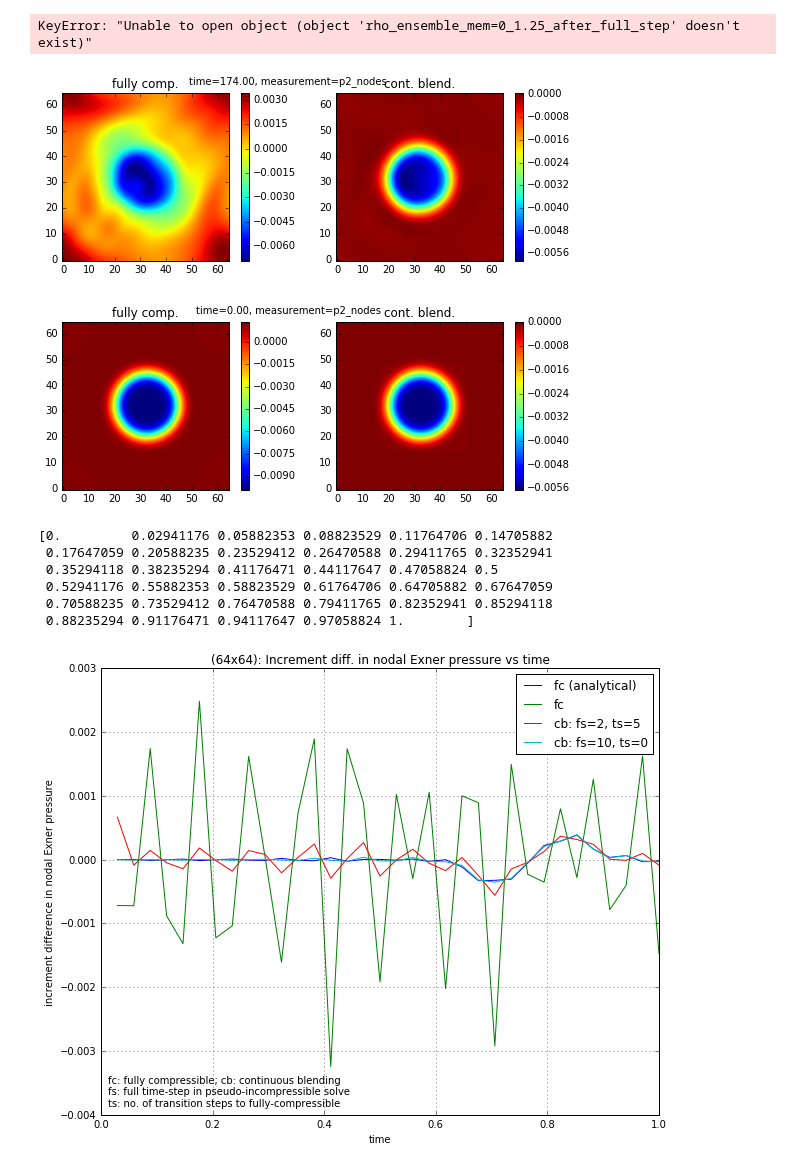
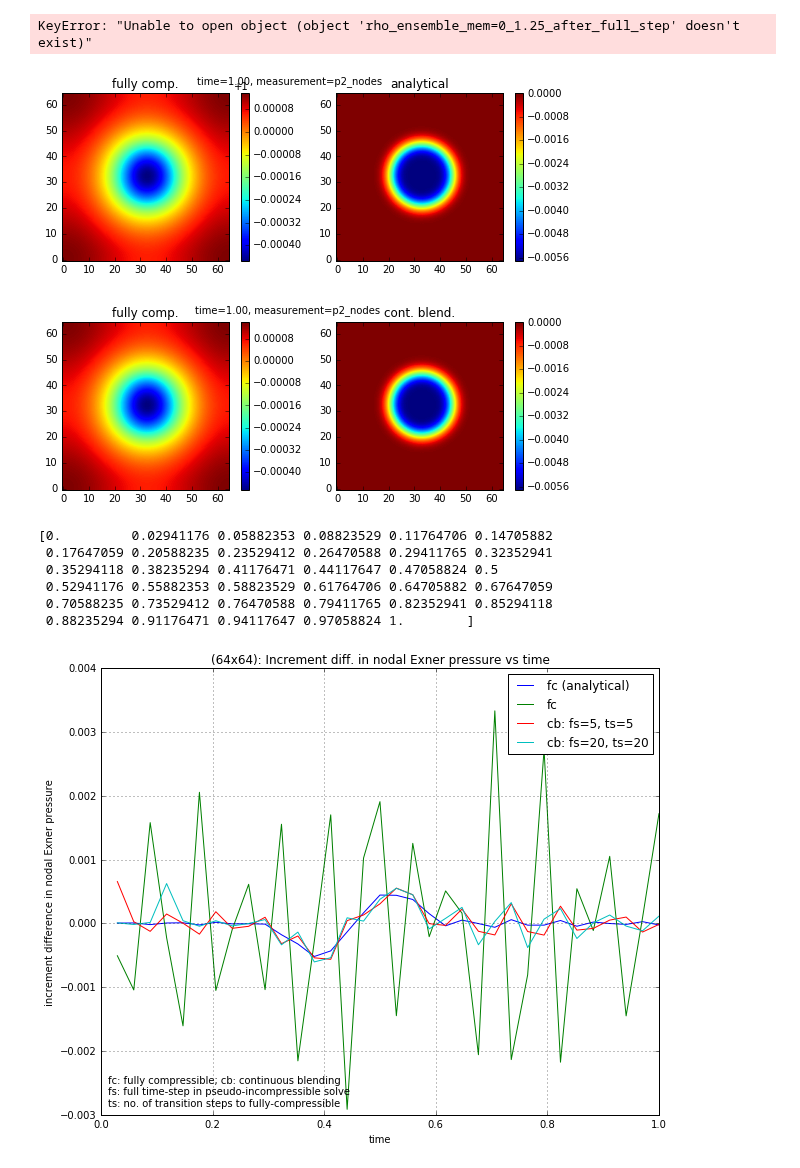
Before and after one commit to ray-chew/pyBELLA, a Jupyter notebook: visualiser_debugger/travelling_vortex.ipynb, the cells around one changed output. Drawn from its saved outputs; the diff is of its cells as text; code cells hidden in the pictures.

```diff
--- a/visualiser_debugger/travelling_vortex.ipynb
+++ b/visualiser_debugger/travelling_vortex.ipynb
@@ -330,7 +330,7 @@ end_time = 1.0
 attribute = 'p2_nodes'
 
 time = 1.0
-time = 174
+time = 1
 
 def get_arr(time, suffix, cont_blend=False, ts=0, fs=0, end_time=end_time):
     if cont_blend == True:
@@ -350,14 +350,17 @@ fig.colorbar(im0, ax=ax[0], shrink=1.0)
 ax[0].set_title("fully comp.")
 im1 = ax[1].imshow(fc2, origin='lower')
 fig.colorbar(im1, ax=ax[1], shrink=1.0)
-ax[1].set_title("cont. blend.")
-fig.suptitle("time=%.2f, measurement=%s \n\n" %(time,attribute))
+ax[1].set_title("analytical")
+fig.suptitle("time=%.2f, measurement=%s" %(time,attribute))
 plt.show()
 
 
-time = 0.0
-time = 0
-fc = get_arr(time, "_full_comp")
+time = 1.0
+time = 1
+attribute = 'p2_nodes'
+
+cb2 = [0,0]
+fc = get_arr(time,"",cont_blend=True,fs=cb2[0],ts=cb2[1])
 fc2 = get_arr(time, "_truth")
 
 fig, ax = plt.subplots(ncols=2, figsize=(9,3))
@@ -380,50 +383,50 @@ def get_diff(probe):
     probe = np.array(probe)
     return probe[1:] - probe[:-1]
 
-probe_row = 5
-probe_col = 25
+probe_row = 50
+probe_col = 5
 attribute = 'p2_nodes'
-cb1 = [2,5]
-cb2 = [10,0]
+cb1 = [5,5]
+cb2 = [20,20]
 
 def get_time_series(times, suffix, cont_blend=False, ts=0, fs=0, end_time=end_time):
     probe = []
     for time in times:
         arr = get_arr(time, suffix, cont_blend, ts, fs, end_time=end_time)
         probe.append(arr[probe_row,probe_col])
 
     return get_diff(probe)
 
 probe = get_time_series(times,"_truth")
 probe_fc = get_time_series(times,"_full_comp")
 probe_cb1 = get_time_series(times,"",cont_blend=True,fs=cb1[0],ts=cb1[1])
 probe_cb2 = get_time_series(times,"",cont_blend=True,fs=cb2[0],ts=cb2[1])
 
 fig1 = plt.figure(figsize=(10,8))
 plt.plot(times_axis[1:],probe, label='fc (analytical)')
 plt.plot(times_axis[1:],probe_fc, label='fc')
 plt.plot(times_axis[1:],probe_cb1, label='cb: fs=%i, ts=%i' %(cb1[0],cb1[1]))
 plt.plot(times_axis[1:],probe_cb2, label='cb: fs=%i, ts=%i' %(cb2[0],cb2[1]))
 plt.ylabel('increment difference in nodal Exner pressure')
 plt.xlabel('time')
 plt.title("(64x64): Increment diff. in nodal Exner pressure vs time")
 txt = '''
         fc: fully compressible; cb: continuous blending
         fs: full time-step in pseudo-incompressible solve
         ts: no. of transition steps to fully-compressible
         '''
 fig1.text(.1,.12,txt)
 plt.xlim([0,times_axis[-1]])
 plt.legend()
 plt.grid()
 plt.show()
 # %% [output]
-[figure, old version]
+[figure, new version]
-[figure, old version]
+[figure, new version]
 [0.         0.02941176 0.05882353 0.08823529 0.11764706 0.14705882
  0.17647059 0.20588235 0.23529412 0.26470588 0.29411765 0.32352941
  0.35294118 0.38235294 0.41176471 0.44117647 0.47058824 0.5
  0.52941176 0.55882353 0.58823529 0.61764706 0.64705882 0.67647059
  0.70588235 0.73529412 0.76470588 0.79411765 0.82352941 0.85294118
  0.88235294 0.91176471 0.94117647 0.97058824 1.        ]
-[figure, old version]
+[figure, new version]
```
Also changed, not shown: 3 other files.
